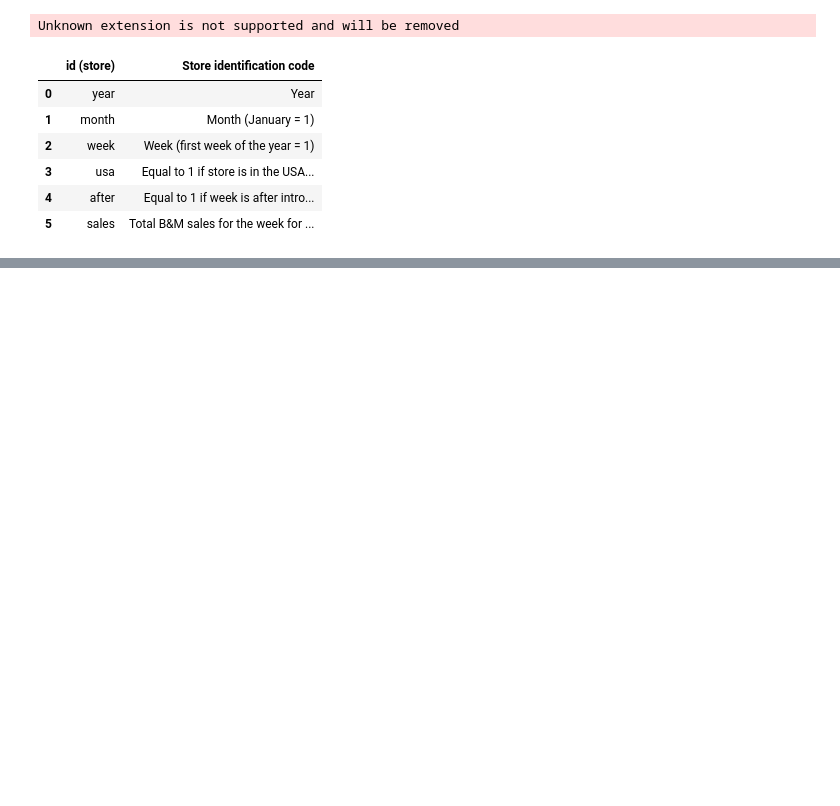
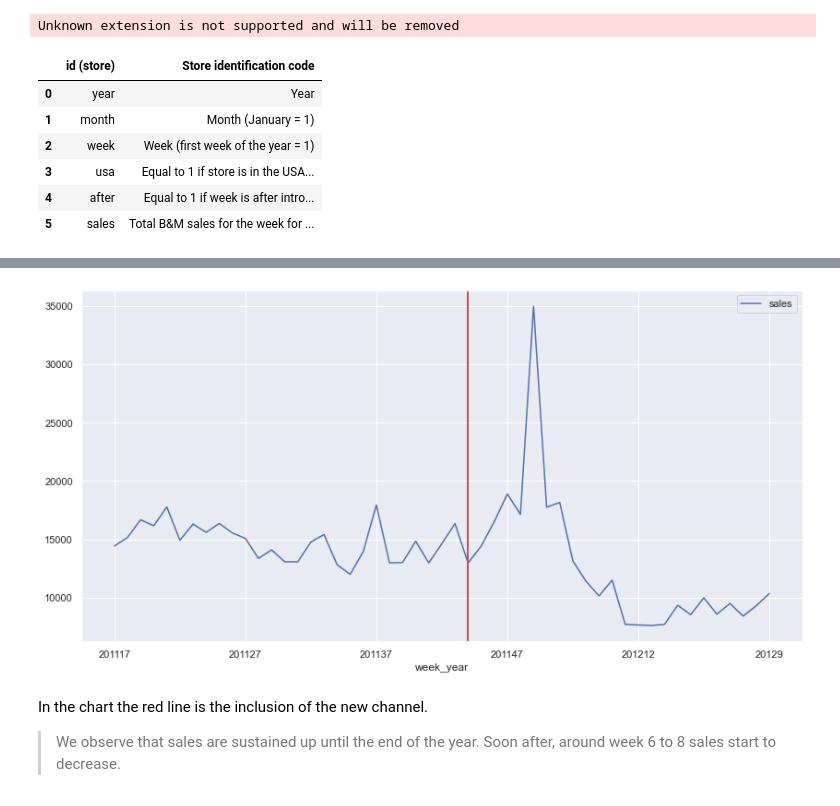
Before and after one commit to qSergio/Furious-spark, a Jupyter notebook: SeccionC/BCase.ipynb, the cells around one changed output, grey strips where cells are left out. Saved outputs shown, nothing was run; the diff lists cells and outputs as text; code cells hidden in the pictures; blank space fills up the shorter version.

```diff
--- a/SeccionC/BCase.ipynb
+++ b/SeccionC/BCase.ipynb
@@ -70,0 +378,3 @@ Unknown extension is not supported and will be removed
+# %%
+media = bops_ol.groupby(['week_year'])['sales'].mean().reset_index()
+media.head()
@@ -70,0 +388,11 @@ Unknown extension is not supported and will be removed
+# %%
+media.set_index('week_year').plot(legend=True,figsize=(14,7))
+plt.axvline(x=27, linewidth=2, color='r')
+plt.show()
+# %% [output]
+[figure, added]
+# %% [markdown]
+In the chart the red line is the inclusion of the new channel.
+
+> We observe that sales are sustained up until the end of the year.
+Soon after, around week 6 to 8 sales start to decrease.
```
Also changed, not shown: parts of 58 cells of this notebook.
